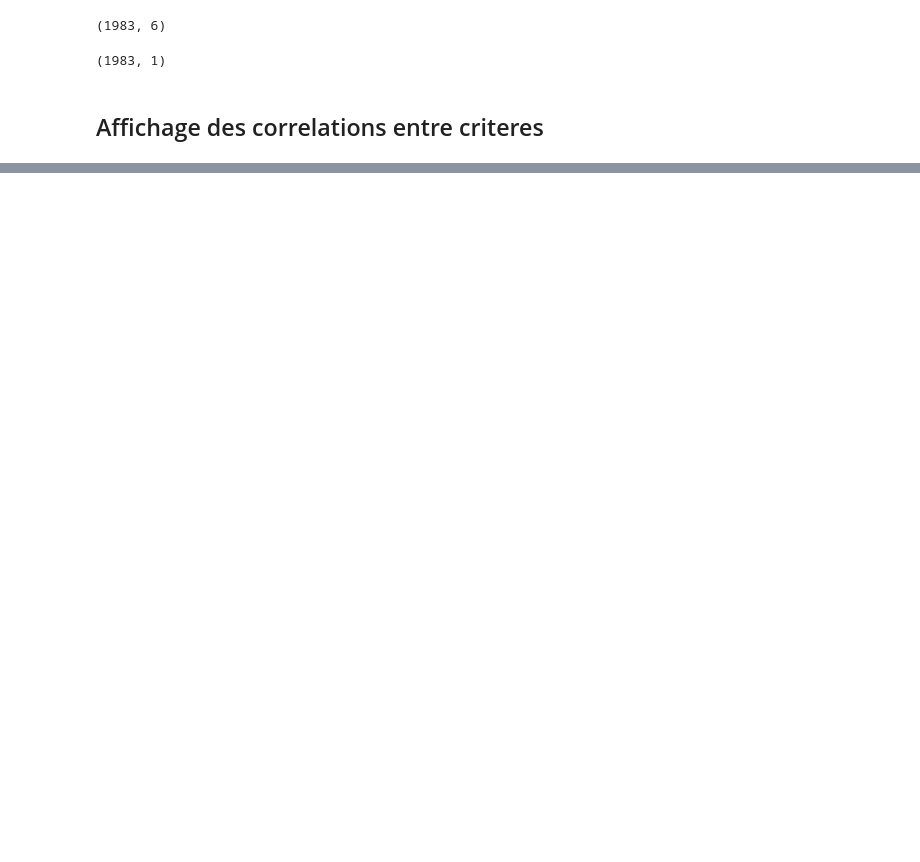
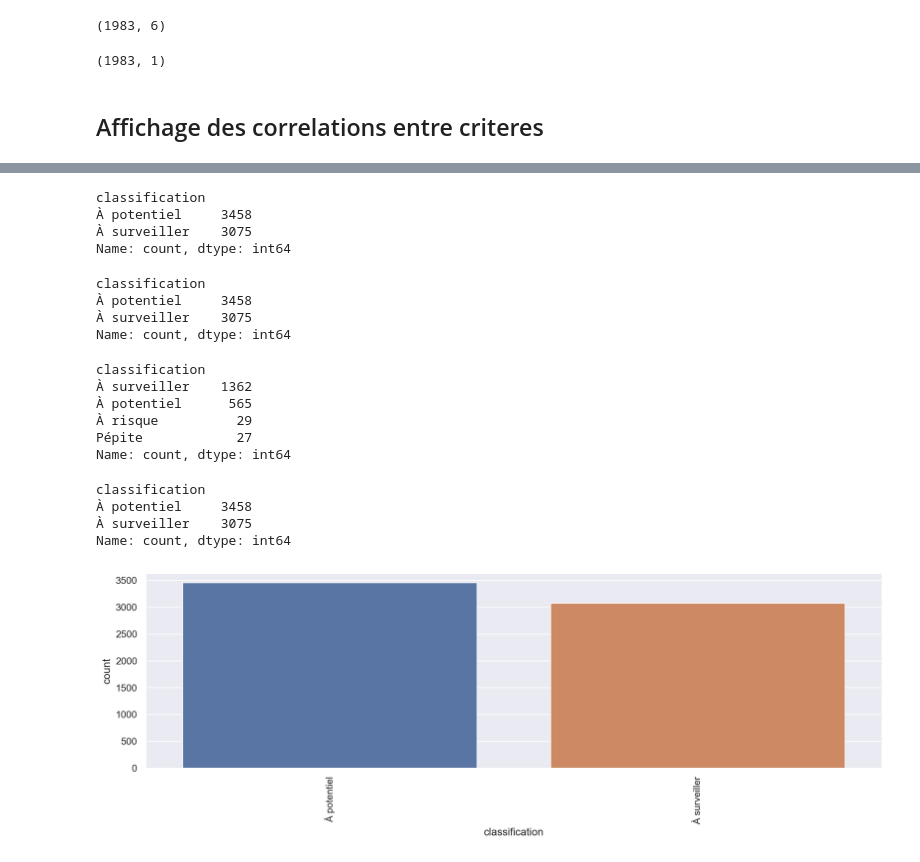
Before and after one commit to christin1977/models_classification, a Jupyter notebook: PFS_Classification.ipynb, the cells around one changed output, grey strips where cells are left out. Cells and saved outputs as stored; diff of their text form; code cells hidden in the pictures; blank space fills up the shorter version.

```diff
--- a/PFS_Classification.ipynb
+++ b/PFS_Classification.ipynb
@@ -795,0 +685,51 @@ for i in range(m):
+# %%
+nombre_par_categorie = merged_df['classification'].value_counts()
+print(nombre_par_categorie)
+# %% [output]
+classification
+À potentiel     3458
+À surveiller    3075
+Name: count, dtype: int64
+# %%
+# reconstituer le fichier complet
+
+# Fusionner avec des suffixes pour identifier les colonnes en double
+new_panel = pd.merge(merged_df, panel_classifié, on='siren', how='outer', suffixes=('', '_drop'))
+
+# Garder les colonnes sans le suffixe '_drop'
+new_panel = new_panel[[c for c in new_panel.columns if not c.endswith('_drop')]]
+# %%
+nombre_par_categorie = merged_df['classification'].value_counts()
+print(nombre_par_categorie)
+# %% [output]
+classification
+À potentiel     3458
+À surveiller    3075
+Name: count, dtype: int64
+# %%
+nombre_par_categorie = panel_classifié['classification'].value_counts()
+print(nombre_par_categorie)
+# %% [output]
+classification
+À surveiller    1362
+À potentiel      565
+À risque          29
+Pépite            27
+Name: count, dtype: int64
+# %%
+nombre_par_categorie = new_panel['classification'].value_counts()
+print(nombre_par_categorie)
+# %% [output]
+classification
+À potentiel     3458
+À surveiller    3075
+Name: count, dtype: int64
+# %%
+plt.figure(figsize=(15,4),dpi=200)
+ax=sns.countplot(x='classification', data= new_panel)
+
+# Incliner les étiquettes de l'axe des x à 90 degrés
+ax.set_xticklabels(ax.get_xticklabels(), rotation=90)
+plt.show()
+# %% [output]
+[figure, added]
```
Also changed, not shown: parts of 77 cells of this notebook.
